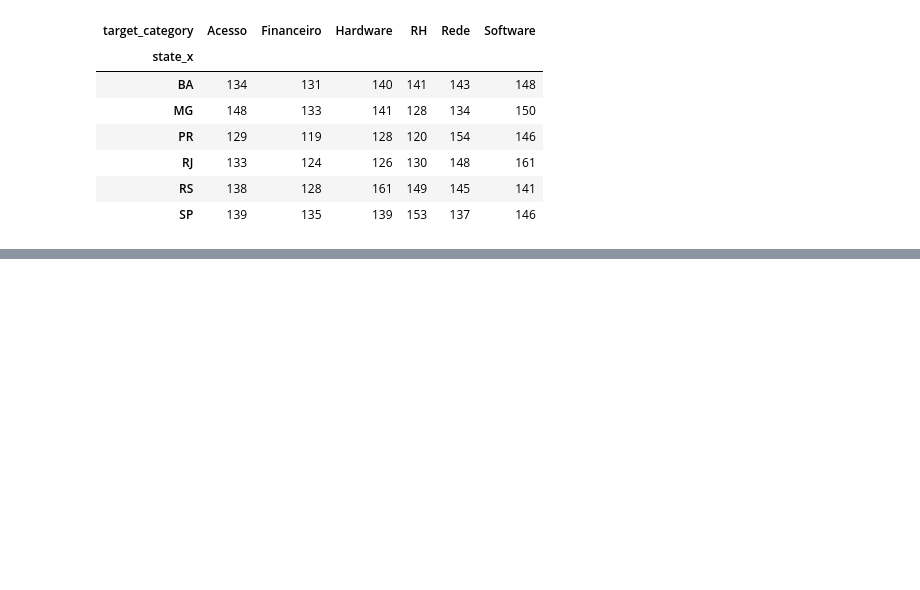
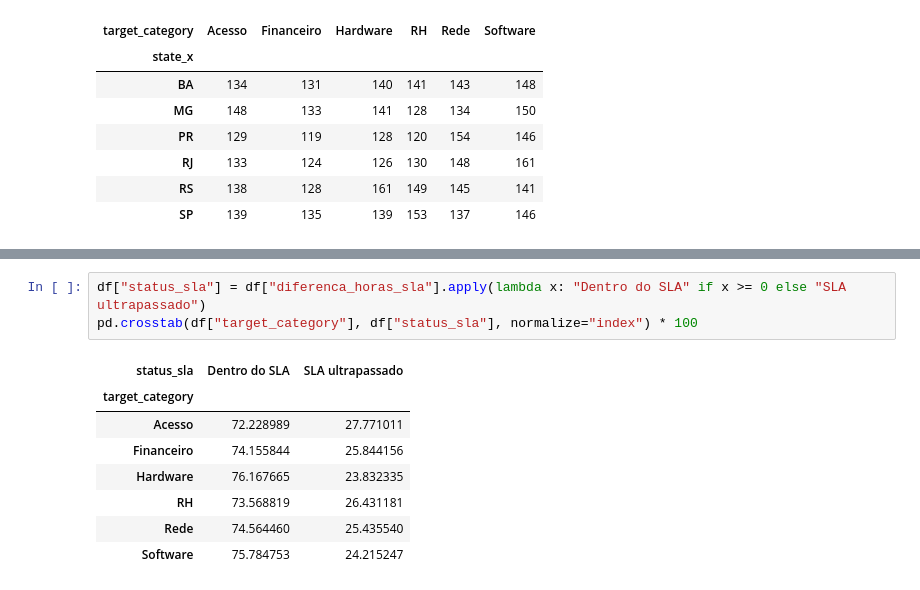
Before and after one commit to AndreyFernandes-NP/ProjetoIntegrador-II, a Jupyter notebook: notebooks/01_Exploracao.ipynb, the cells around one changed output, grey strips where cells are left out. Drawn from its saved outputs; the diff is of its cells as text; blank space fills up the shorter version.

```diff
--- a/notebooks/01_Exploracao.ipynb
+++ b/notebooks/01_Exploracao.ipynb
@@ -219,0 +271,12 @@ pd.crosstab(df["state_x"],
+# %%
+df["status_sla"] = df["diferenca_horas_sla"].apply(lambda x: "Dentro do SLA" if x >= 0 else "SLA ultrapassado")
+pd.crosstab(df["target_category"], df["status_sla"], normalize="index") * 100
+# %% [output]
+| status_sla | Dentro do SLA | SLA ultrapassado |
+| target_category |  |  |
+| Acesso | 72.228989 | 27.771011 |
+| Financeiro | 74.155844 | 25.844156 |
+| Hardware | 76.167665 | 23.832335 |
+| RH | 73.568819 | 26.431181 |
+| Rede | 74.564460 | 25.435540 |
+| Software | 75.784753 | 24.215247 |
```
Also changed, not shown: parts of 8 cells of this notebook.
